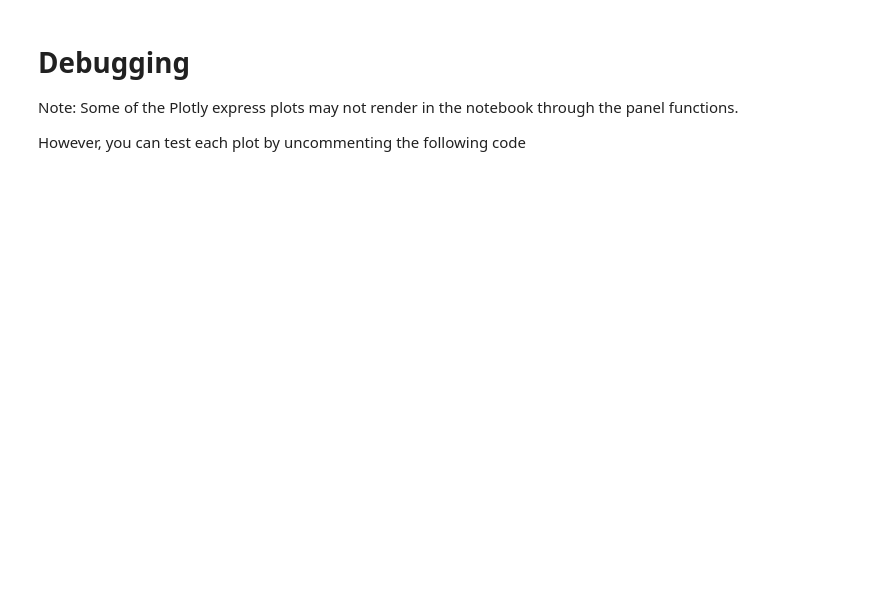
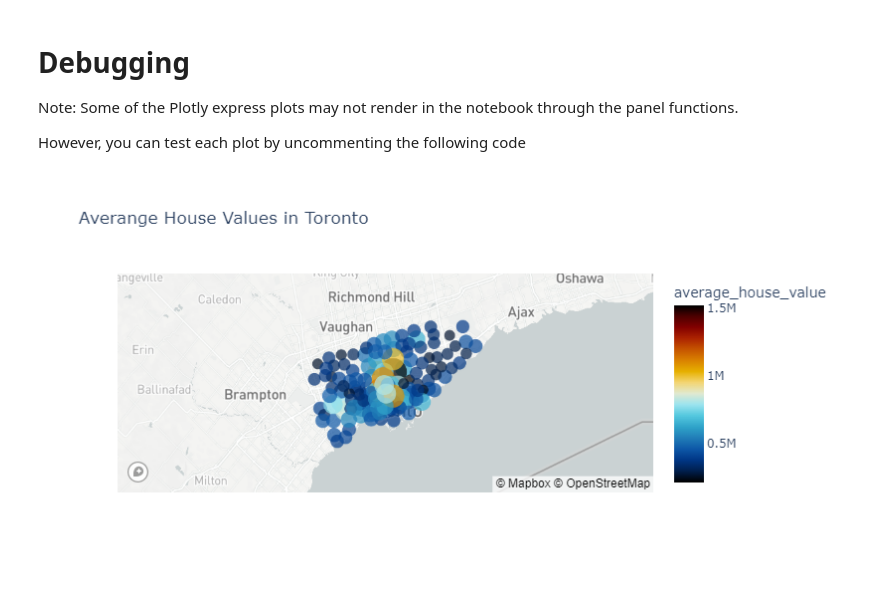
Before and after one commit to MRD2001/Week6_HomeWork, a Jupyter notebook: starter_code/dashboard.ipynb, the cells around one changed output. Drawn from its saved outputs; the diff is of its cells as text; code cells hidden in the pictures; blank space fills up the shorter version.

```diff
--- a/starter_code/dashboard.ipynb
+++ b/starter_code/dashboard.ipynb
@@ -171,3 +276,7 @@ However, you can test each plot by uncommenting the following code
+# %%
+neighbourhood_map().show()
+# %% [output]
+[figure, added]
 # %%
 # create_bar_chart(data, title, xlabel, ylabel, color)
 
```
Also changed, not shown: parts of 22 cells of this notebook, 1 other file.
